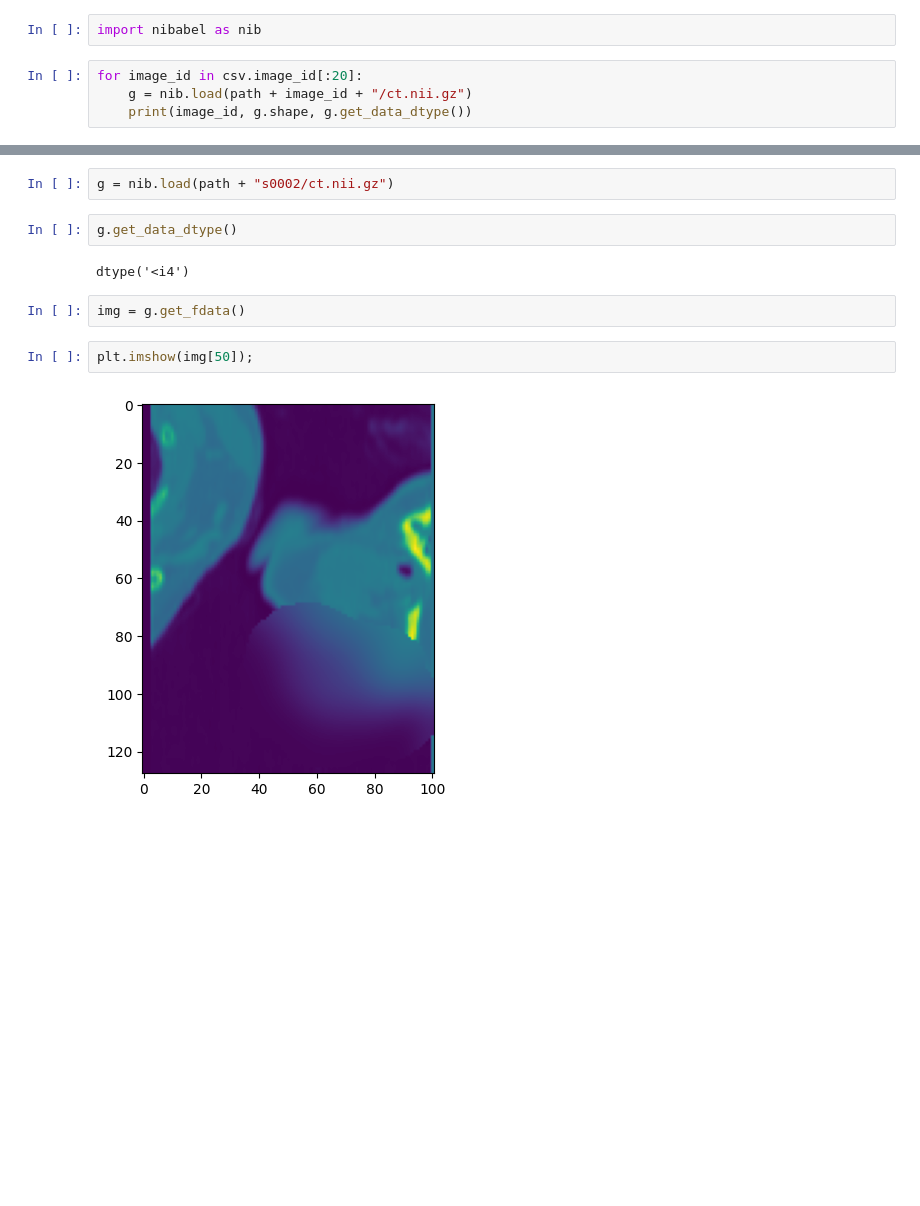
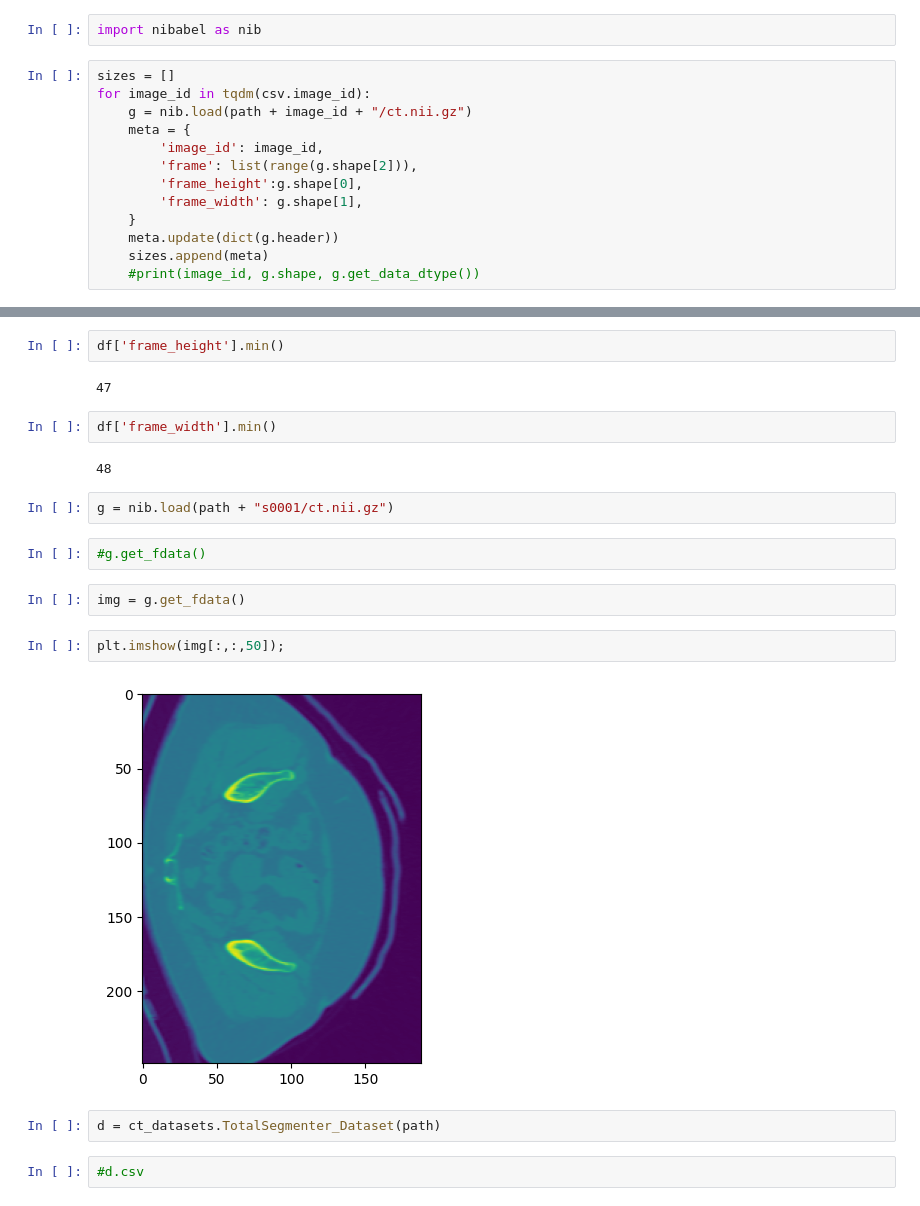
Before and after one commit to ieee8023/ct-counterfactuals, a Jupyter notebook: explore.ipynb, the cells around one changed output, grey strips where cells are left out. Saved outputs shown, nothing was run; the diff lists cells and outputs as text; blank space fills up the shorter version.

```diff
--- a/explore.ipynb
+++ b/explore.ipynb
@@ -26,6 +30,15 @@ import pydicom
 # %%
 import nibabel as nib
 # %%
-for image_id in csv.image_id[:20]:
+sizes = []
+for image_id in tqdm(csv.image_id):
     g = nib.load(path + image_id + "/ct.nii.gz")
-    print(image_id, g.shape, g.get_data_dtype())
+    meta = {
+        'image_id': image_id,
+        'frame': list(range(g.shape[2])),
+        'frame_height':g.shape[0],
+        'frame_width': g.shape[1],
+    }
+    meta.update(dict(g.header))
+    sizes.append(meta)
+    #print(image_id, g.shape, g.get_data_dtype())
@@ -53,12 +69,22 @@ s0028 (299, 299, 394) int32
+# %%
+df['frame_height'].min()
+# %% [output]
+47
+# %%
+df['frame_width'].min()
+# %% [output]
+48
 # %%
-g = nib.load(path + "s0002/ct.nii.gz")
+g = nib.load(path + "s0001/ct.nii.gz")
-# %%
-g.get_data_dtype()
-# %% [output]
-dtype('<i4')
+# %%
+#g.get_fdata()
 # %%
 img = g.get_fdata()
 # %%
-plt.imshow(img[50]);
+plt.imshow(img[:,:,50]);
 # %% [output]
-[figure, old version]
+[figure, new version]
+# %%
+d = ct_datasets.TotalSegmenter_Dataset(path)
+# %%
+#d.csv
```
Also changed, not shown: parts of 12 cells of this notebook, 2 other files.
